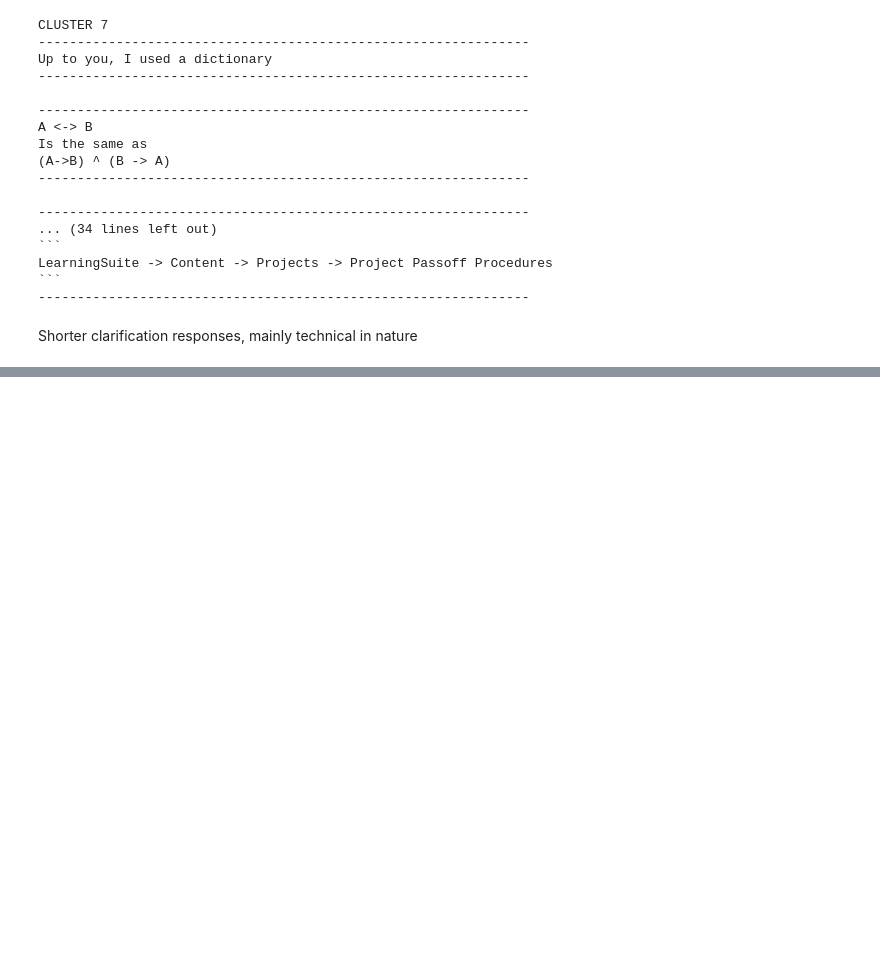
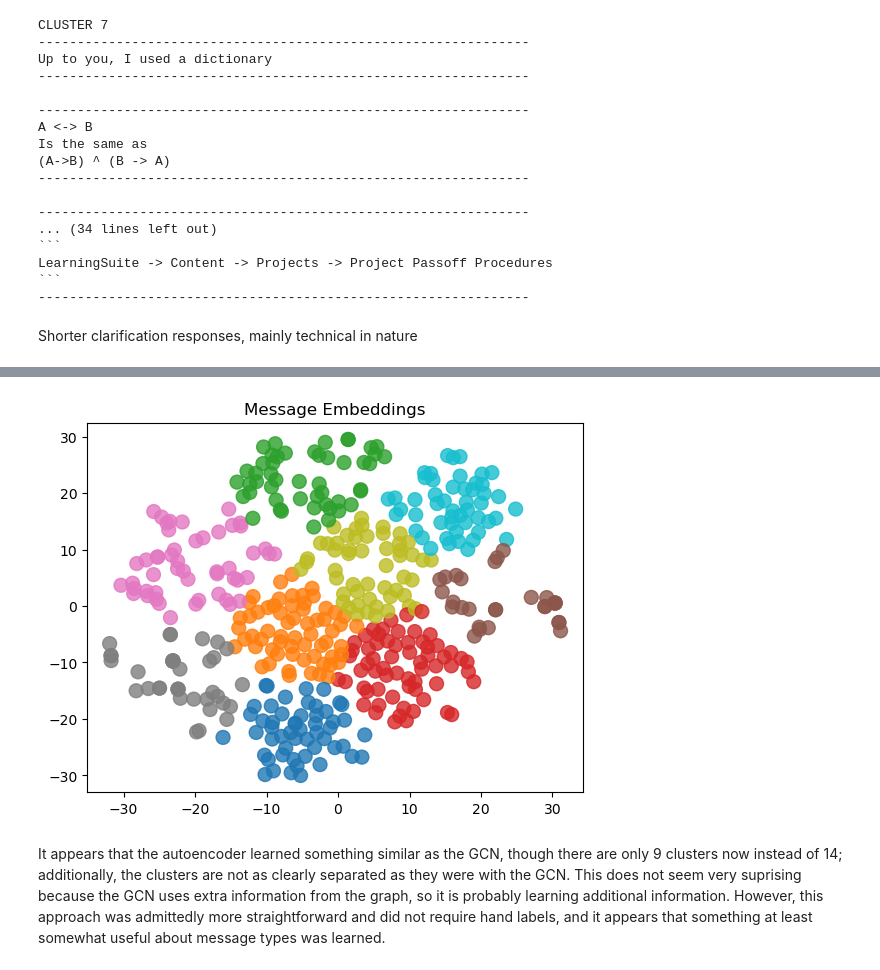
Before and after one commit to ethanp55/network_science, a Jupyter notebook: final_project_with_messages.ipynb, the cells around one changed output, grey strips where cells are left out. Saved outputs shown, nothing was run; the diff lists cells and outputs as text; code cells hidden in the pictures; blank space fills up the shorter version.

```diff
--- a/final_project_with_messages.ipynb
+++ b/final_project_with_messages.ipynb
@@ -1205,0 +1345,7 @@ Shorter clarification responses, mainly technical in nature
+# %%
+kmeans = get_clusters(compressed_embeddings, num_clusters=k)
+show_message_embeddings_communities(compressed_embeddings, kmeans, n_clusters=k)
+# %% [output]
+[figure, added]
+# %% [markdown]
+It appears that the autoencoder learned something similar as the GCN, though there are only 9 clusters now instead of 14; additionally, the clusters are not as clearly separated as they were with the GCN.  This does not seem very suprising because the GCN uses extra information from the graph, so it is probably learning additional information.  However, this approach was admittedly more straightforward and did not require hand labels, and it appears that something at least somewhat useful about message types was learned.
```
Also changed, not shown: parts of 25 cells of this notebook, 1 other file.
